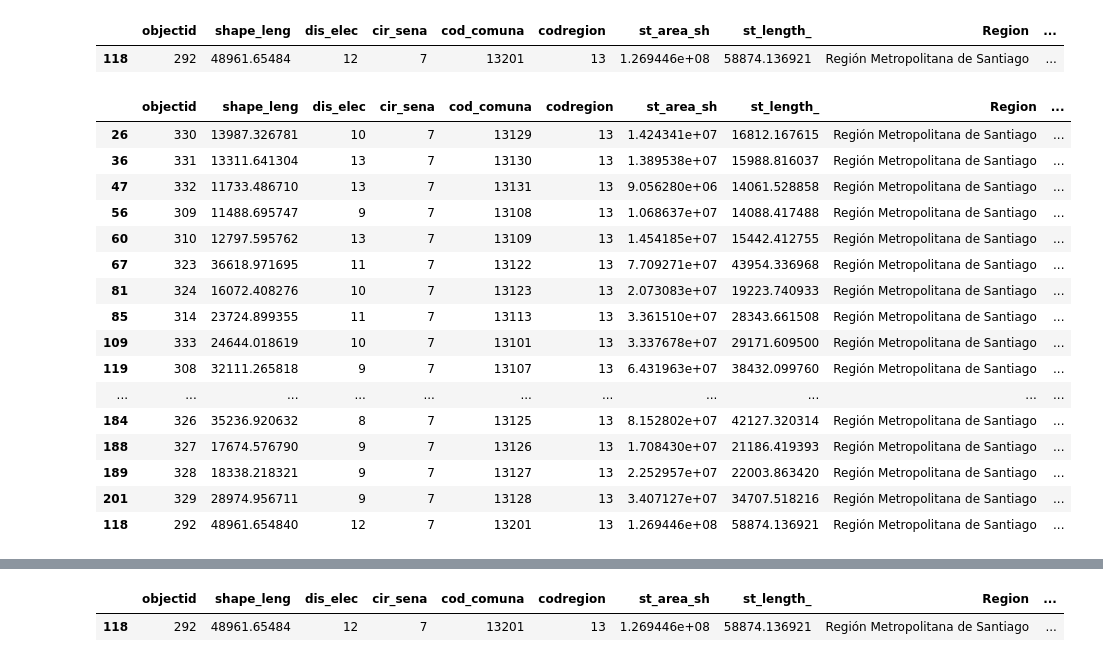
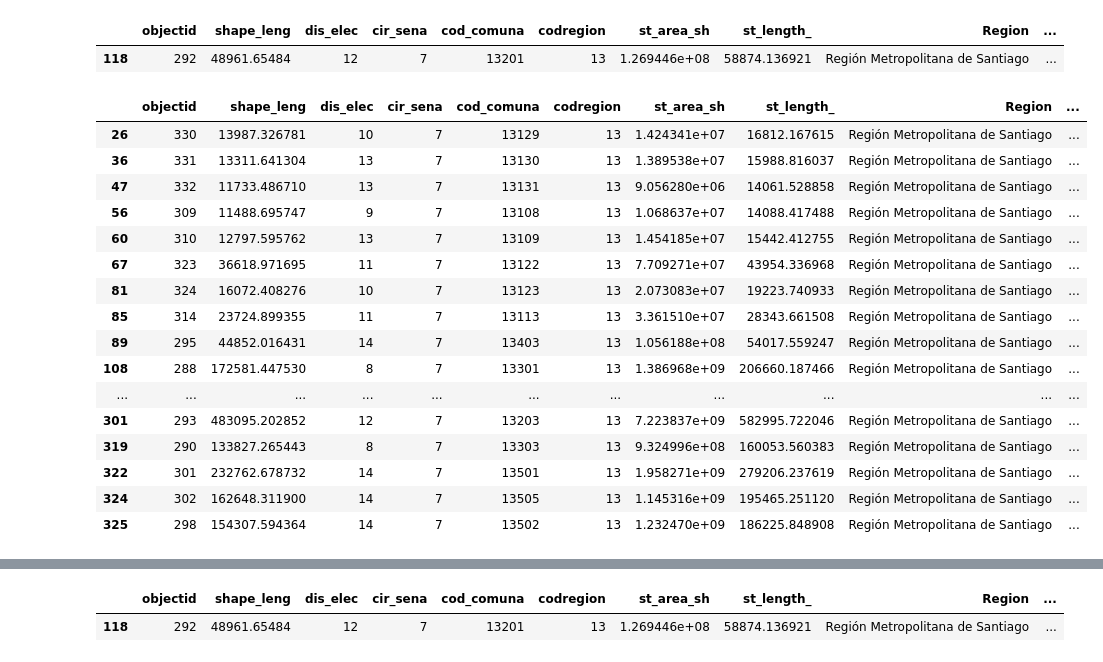
Before and after one commit to jairopinilla/Santiago_desigualdad_python_map, a Jupyter notebook: Visualización Proyecto.ipynb, the cells around one changed output, grey strips where cells are left out. Saved outputs shown, nothing was run; the diff lists cells and outputs as text; code cells hidden in the pictures.

```diff
--- a/Visualización Proyecto.ipynb
+++ b/Visualización Proyecto.ipynb
@@ -15,3 +15,6 @@ from sklearn.preprocessing import normalize
 
 %matplotlib inline
 sns.set(context='notebook', font='Fira Sans', style='white', palette='plasma')
+# %%
+dataProsupuestoMunicipal = pd.read_excel('data/datos_municipales_Disponibilidad_Presupuesto_PerCapita.xls')
+dataProsupuestoMunicipal.head()
@@ -39,6 +49,7 @@ zonas_eod.head(3)
 | 2 | 30 | 63026.084422 | 15 | 8 | 6103 | 6 | 1.448565e+08 | 76355.326122 | Región del Libertador Bernardo O'... | ... |
 # %%
 dataset = pd.merge(zonas_eod, dataPobreza, left_on='cod_comuna',right_on='CODIGO',how='inner')
+dataset = pd.merge(dataset, dataProsupuestoMunicipal, left_on='cod_comuna',right_on='CODIGO',how='inner')
 dataset.head(3)
 # %% [output]
 |  | objectid | shape_leng | dis_elec | cir_sena | cod_comuna | codregion | st_area_sh | st_length_ | Region | ... |
@@ -70,27 +81,27 @@ dataset[dataset['Comuna']=='Puente Alto'].head()
 | 118 | 292 | 48961.65484 | 12 | 7 | 13201 | 13 | 1.269446e+08 | 58874.136921 | Región Metropolitana de Santiago | ... |
 # %%
 codigoRegion=13
-nombreProvincia='Santiago'
+#nombreProvincia='Santiago'
 datasetRegion=dataset[dataset['codregion']==codigoRegion]
-datasetRegion=dataset[dataset['Provincia']==nombreProvincia]
-datasetRegion=[datasetRegion,dataset[dataset['Comuna']=='Puente Alto']]
-datasetRegion=pd.concat(datasetRegion)
+#datasetRegion=dataset[dataset['Provincia']==nombreProvincia]
+#datasetRegion=[datasetRegion,dataset[dataset['Comuna']=='Puente Alto']]
+#datasetRegion=pd.concat(datasetRegion)
 datasetRegion.head(200)
 # %% [output]
 |  | objectid | shape_leng | dis_elec | cir_sena | cod_comuna | codregion | st_area_sh | st_length_ | Region | ... |
 | 26 | 330 | 13987.326781 | 10 | 7 | 13129 | 13 | 1.424341e+07 | 16812.167615 | Región Metropolitana de Santiago | ... |
 | 36 | 331 | 13311.641304 | 13 | 7 | 13130 | 13 | 1.389538e+07 | 15988.816037 | Región Metropolitana de Santiago | ... |
 | 47 | 332 | 11733.486710 | 13 | 7 | 13131 | 13 | 9.056280e+06 | 14061.528858 | Región Metropolitana de Santiago | ... |
 | 56 | 309 | 11488.695747 | 9 | 7 | 13108 | 13 | 1.068637e+07 | 14088.417488 | Región Metropolitana de Santiago | ... |
 | 60 | 310 | 12797.595762 | 13 | 7 | 13109 | 13 | 1.454185e+07 | 15442.412755 | Región Metropolitana de Santiago | ... |
 | 67 | 323 | 36618.971695 | 11 | 7 | 13122 | 13 | 7.709271e+07 | 43954.336968 | Región Metropolitana de Santiago | ... |
 | 81 | 324 | 16072.408276 | 10 | 7 | 13123 | 13 | 2.073083e+07 | 19223.740933 | Región Metropolitana de Santiago | ... |
 | 85 | 314 | 23724.899355 | 11 | 7 | 13113 | 13 | 3.361510e+07 | 28343.661508 | Región Metropolitana de Santiago | ... |
-| 109 | 333 | 24644.018619 | 10 | 7 | 13101 | 13 | 3.337678e+07 | 29171.609500 | Región Metropolitana de Santiago | ... |
-| 119 | 308 | 32111.265818 | 9 | 7 | 13107 | 13 | 6.431963e+07 | 38432.099760 | Región Metropolitana de Santiago | ... |
+| 89 | 295 | 44852.016431 | 14 | 7 | 13403 | 13 | 1.056188e+08 | 54017.559247 | Región Metropolitana de Santiago | ... |
+| 108 | 288 | 172581.447530 | 8 | 7 | 13301 | 13 | 1.386968e+09 | 206660.187466 | Región Metropolitana de Santiago | ... |
 | ... | ... | ... | ... | ... | ... | ... | ... | ... | ... | ... |
-| 184 | 326 | 35236.920632 | 8 | 7 | 13125 | 13 | 8.152802e+07 | 42127.320314 | Región Metropolitana de Santiago | ... |
-| 188 | 327 | 17674.576790 | 9 | 7 | 13126 | 13 | 1.708430e+07 | 21186.419393 | Región Metropolitana de Santiago | ... |
-| 189 | 328 | 18338.218321 | 9 | 7 | 13127 | 13 | 2.252957e+07 | 22003.863420 | Región Metropolitana de Santiago | ... |
-| 201 | 329 | 28974.956711 | 9 | 7 | 13128 | 13 | 3.407127e+07 | 34707.518216 | Región Metropolitana de Santiago | ... |
-| 118 | 292 | 48961.654840 | 12 | 7 | 13201 | 13 | 1.269446e+08 | 58874.136921 | Región Metropolitana de Santiago | ... |
+| 301 | 293 | 483095.202852 | 12 | 7 | 13203 | 13 | 7.223837e+09 | 582995.722046 | Región Metropolitana de Santiago | ... |
+| 319 | 290 | 133827.265443 | 8 | 7 | 13303 | 13 | 9.324996e+08 | 160053.560383 | Región Metropolitana de Santiago | ... |
+| 322 | 301 | 232762.678732 | 14 | 7 | 13501 | 13 | 1.958271e+09 | 279206.237619 | Región Metropolitana de Santiago | ... |
+| 324 | 302 | 162648.311900 | 14 | 7 | 13505 | 13 | 1.145316e+09 | 195465.251120 | Región Metropolitana de Santiago | ... |
+| 325 | 298 | 154307.594364 | 14 | 7 | 13502 | 13 | 1.232470e+09 | 186225.848908 | Región Metropolitana de Santiago | ... |
```
Also changed, not shown: parts of 9 cells of this notebook, 1 other file.
